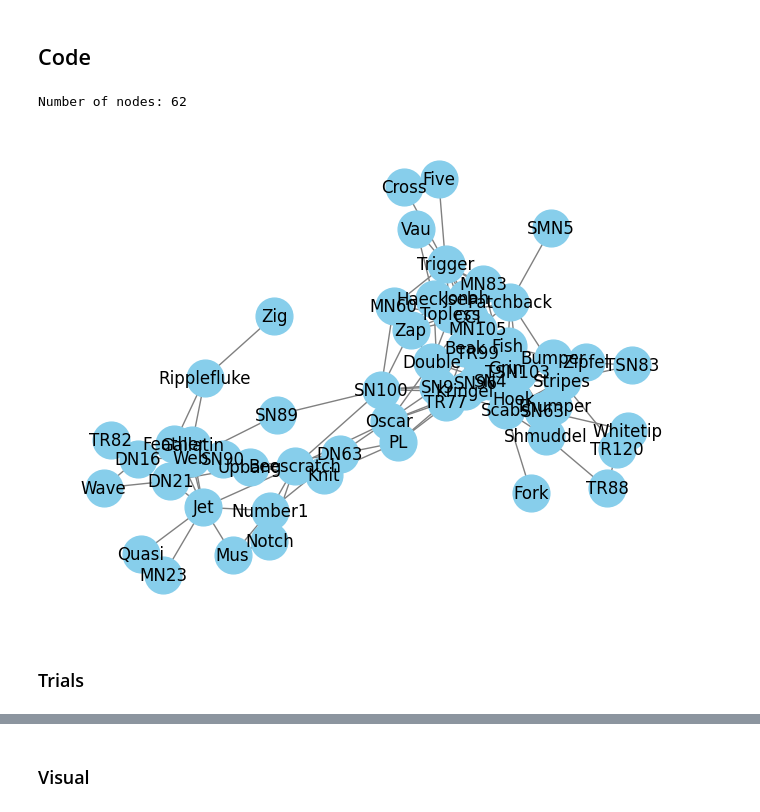
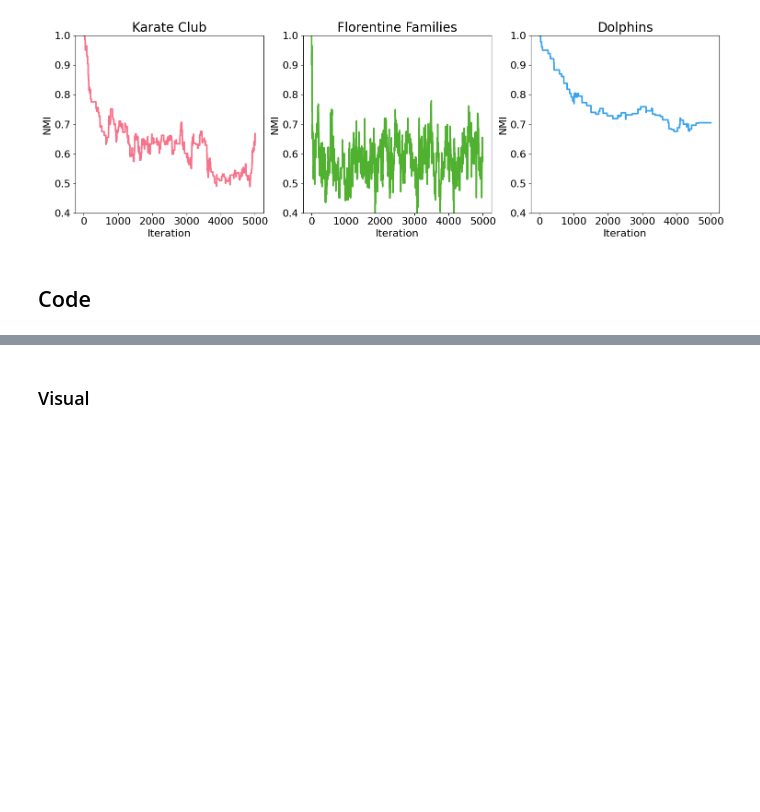
Before and after one commit to paololapo/NetworkReconstruction, a Jupyter notebook: MCMC.ipynb, the cells around one changed output, grey strips where cells are left out. Saved outputs shown, nothing was run; the diff lists cells and outputs as text; code cells hidden in the pictures; blank space fills up the shorter version.

```diff
--- a/MCMC.ipynb
+++ b/MCMC.ipynb
@@ -18,2 +88,22 @@ np.random.seed(1234)
+# %%
+fontsize_label = 16
+fontsize_title = 20
+
+x = np.arange(max_iter_nmi)
+fig, ax = plt.subplots(1, 3, figsize=(15, 5))
+for i in range(len(networks)):
+    ax[i].plot(x, nmi[i], color=colors[i], linewidth=2.5)
+    ax[i].set_title(f"{labels[i]}", fontsize=fontsize_title)
+    ax[i].set_xlabel("Iteration", fontsize=fontsize_label)
+    ax[i].set_ylabel("NMI", fontsize=fontsize_label)
+    ax[i].tick_params(axis='both', which='major', labelsize=fontsize_label)
+    ax[i].tick_params(axis='both', which='minor', labelsize=fontsize_label)
+    ax[i].set_ylim([0.4, 1])
+    #ax[i].grid(True, linestyle='--', linewidth=0.5, alpha=0.7, color='gray')
+
+#fig.suptitle("NMI", fontsize=1.5*fontsize_title)
+plt.tight_layout()
+# %% [output]
+[figure, added]
 # %% [markdown]
 ## Code
@@ -30,18 +109,0 @@ np.fill_diagonal(A_obs, np.random.randint(0, 2, size=N))
-# %%
-# Get the Karate Club network
-G = nx.karate_club_graph().to_undirected()
-G = nx.florentine_families_graph().to_undirected()
-G = nx.read_gml("dolphins.gml").to_undirected()
-
-A = nx.adjacency_matrix(G).todense()
-A = (A > 0).astype(int)
-N = A.shape[0]
-
-print("Number of nodes:", N)
-
-nx.draw(G, with_labels=True, node_color='skyblue', node_size=700, font_size=12, font_color='black', edge_color='gray')
-# %% [output]
-Number of nodes: 62
-[figure, removed]
-# %% [markdown]
-### Trials
```
Also changed, not shown: parts of 43 cells of this notebook, 3 other files.
